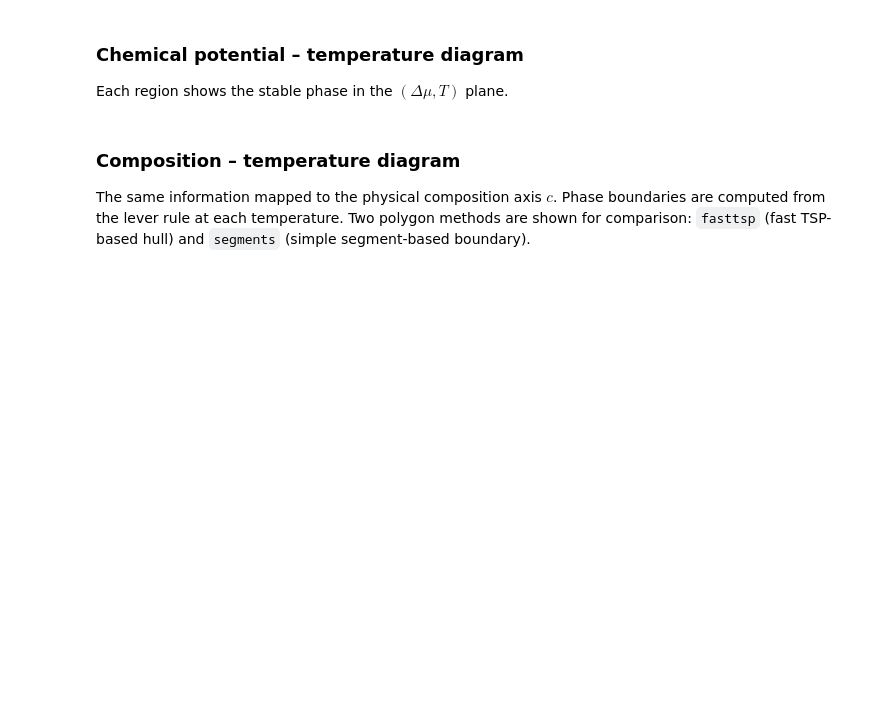
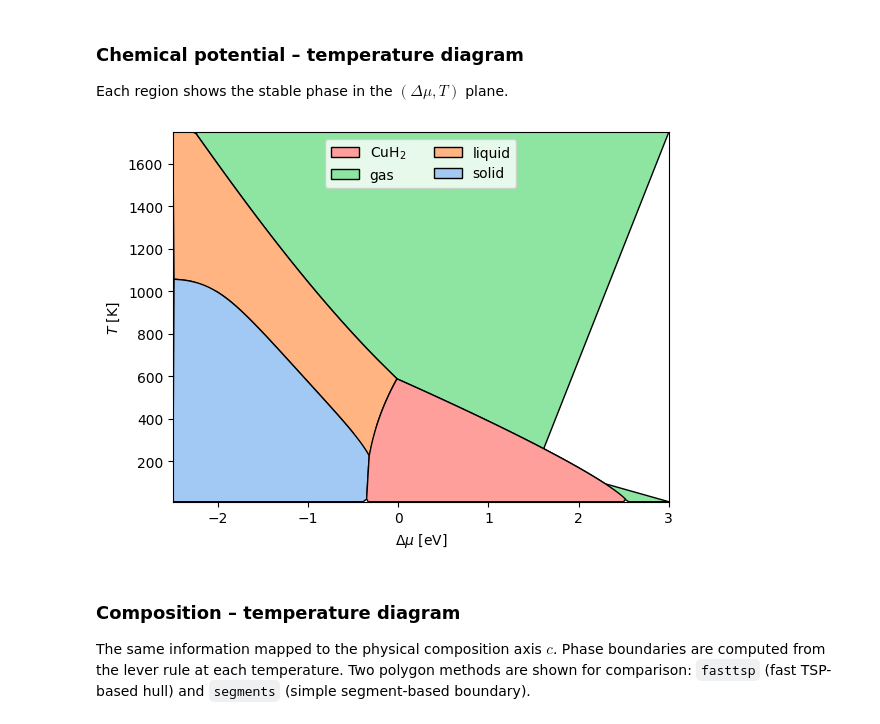
Before and after one commit to eisenforschung/landau, a Jupyter notebook: notebooks/ASE/Hydrate.ipynb, the cells around one changed output. Saved outputs shown, nothing was run; the diff lists cells and outputs as text; code cells hidden in the pictures; blank space fills up the shorter version.

```diff
--- a/notebooks/ASE/Hydrate.ipynb
+++ b/notebooks/ASE/Hydrate.ipynb
@@ -171,7 +182,9 @@ df = calc_phase_diagram(
 
 Each region shows the stable phase in the $(\Delta\mu, T)$ plane.
 # %%
-plot_mu_phase_diagram(df, poly_method='fasttsp')
+plot_mu_phase_diagram(df, poly_method=None)
+# %% [output]
+[figure, added]
 # %% [markdown]
 ### Composition – temperature diagram
 
```
Also changed, not shown: parts of 6 cells of this notebook, 2 other files.
